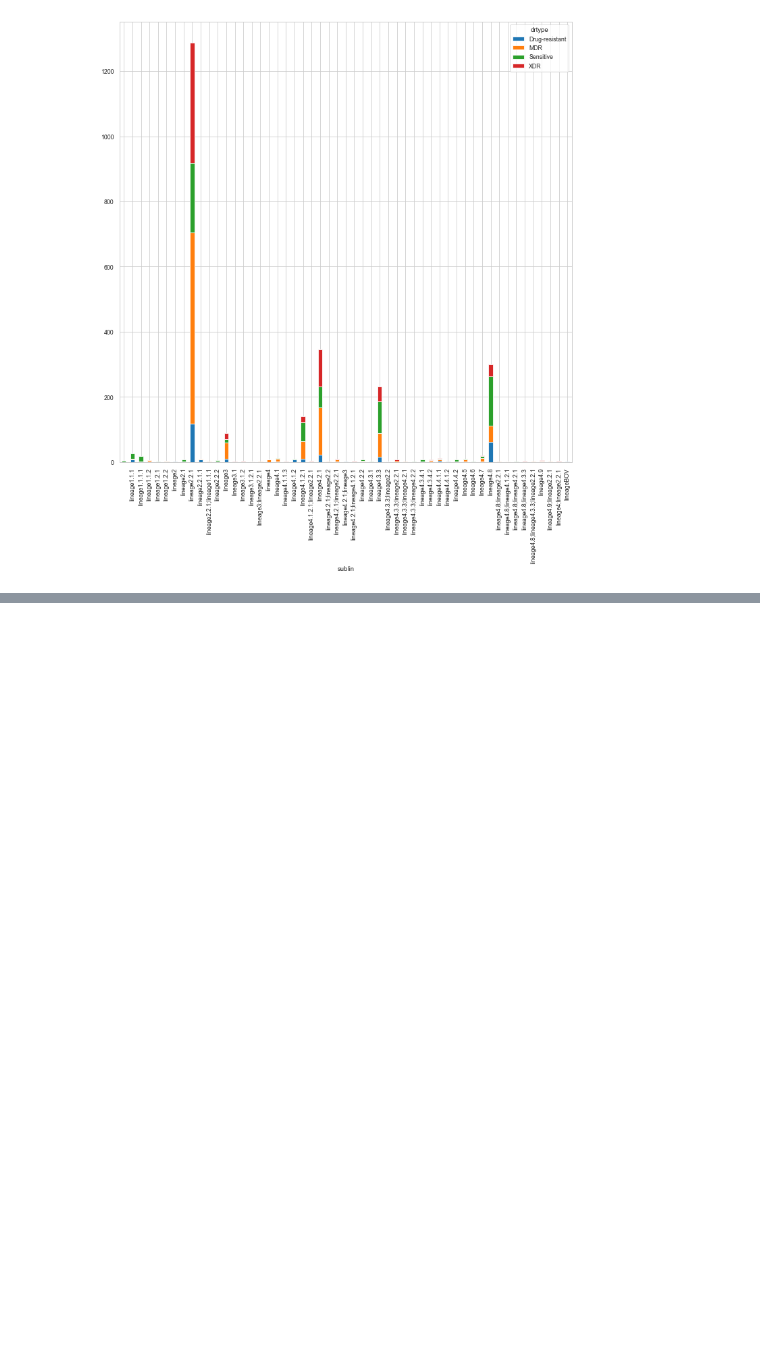
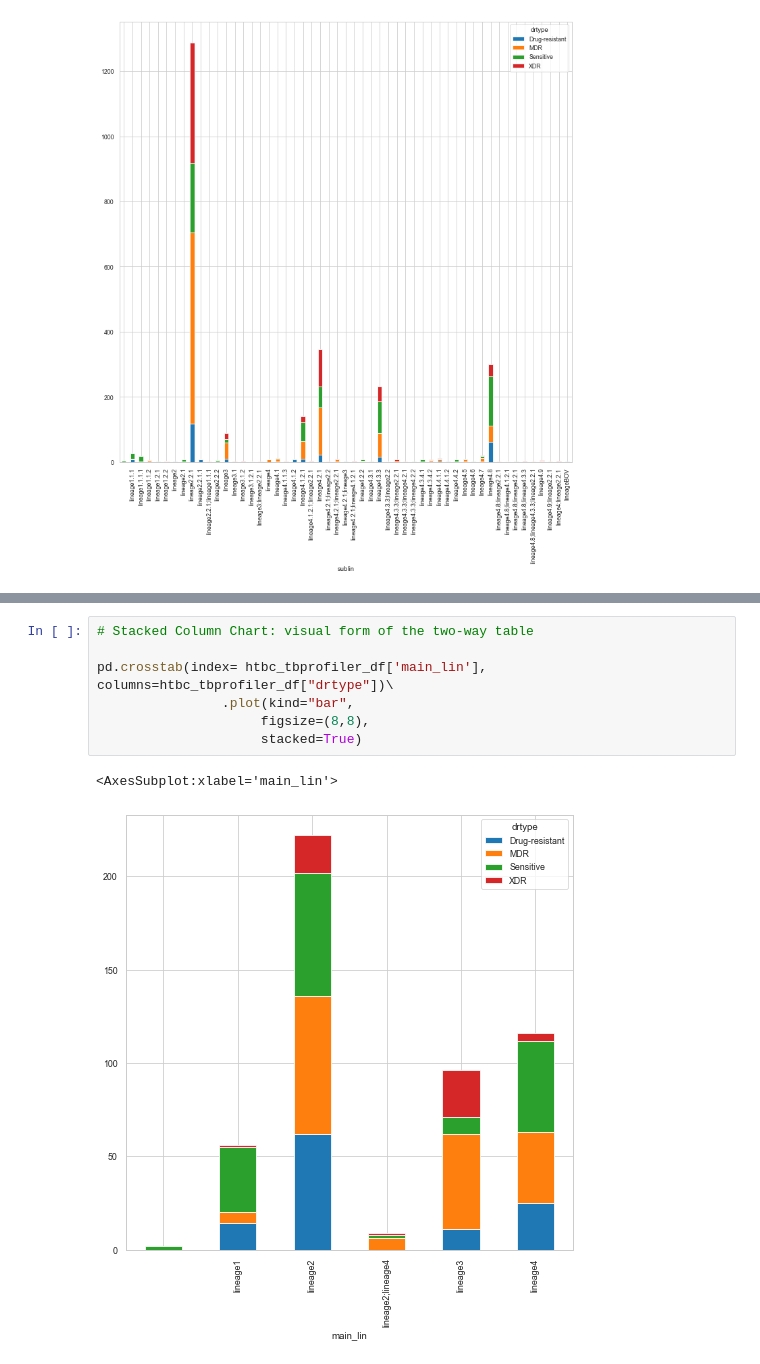
Before and after one commit to abhi18av/LJMU_Masters_Dissertation, a Jupyter notebook: src/notebooks/mono_resistance_eda.ipynb, the cells around one changed output, grey strips where cells are left out. Cells and saved outputs as stored; diff of their text form; blank space fills up the shorter version.

```diff
--- a/src/notebooks/mono_resistance_eda.ipynb
+++ b/src/notebooks/mono_resistance_eda.ipynb
@@ -197,0 +261,10 @@ import allel
+# %%
+# Stacked Column Chart: visual form of the two-way table
+
+pd.crosstab(index= htbc_tbprofiler_df['main_lin'], columns=htbc_tbprofiler_df["drtype"])\
+                .plot(kind="bar",
+                     figsize=(8,8),
+                     stacked=True)
+# %% [output]
+<AxesSubplot:xlabel='main_lin'>
+[figure, added]
```
Also changed, not shown: parts of 16 cells of this notebook.
